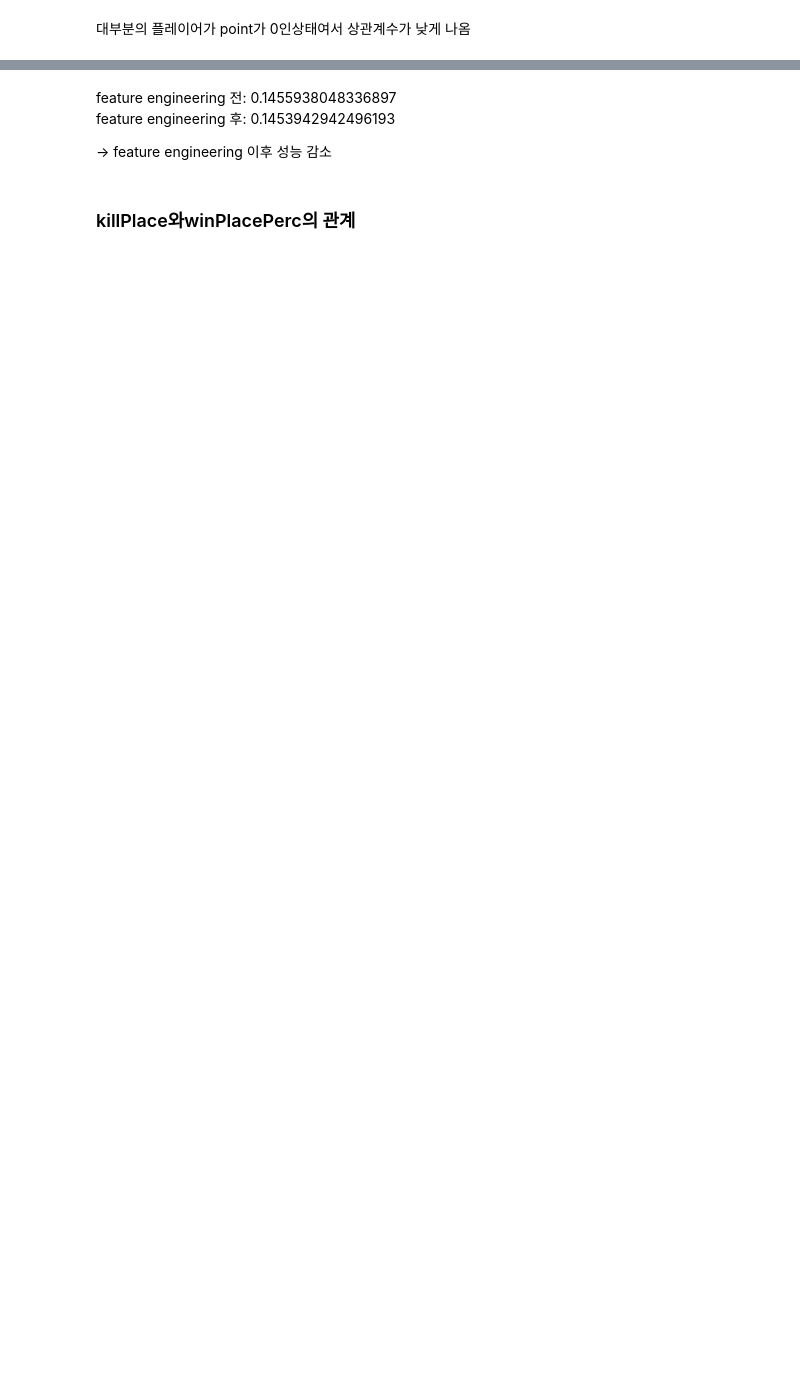
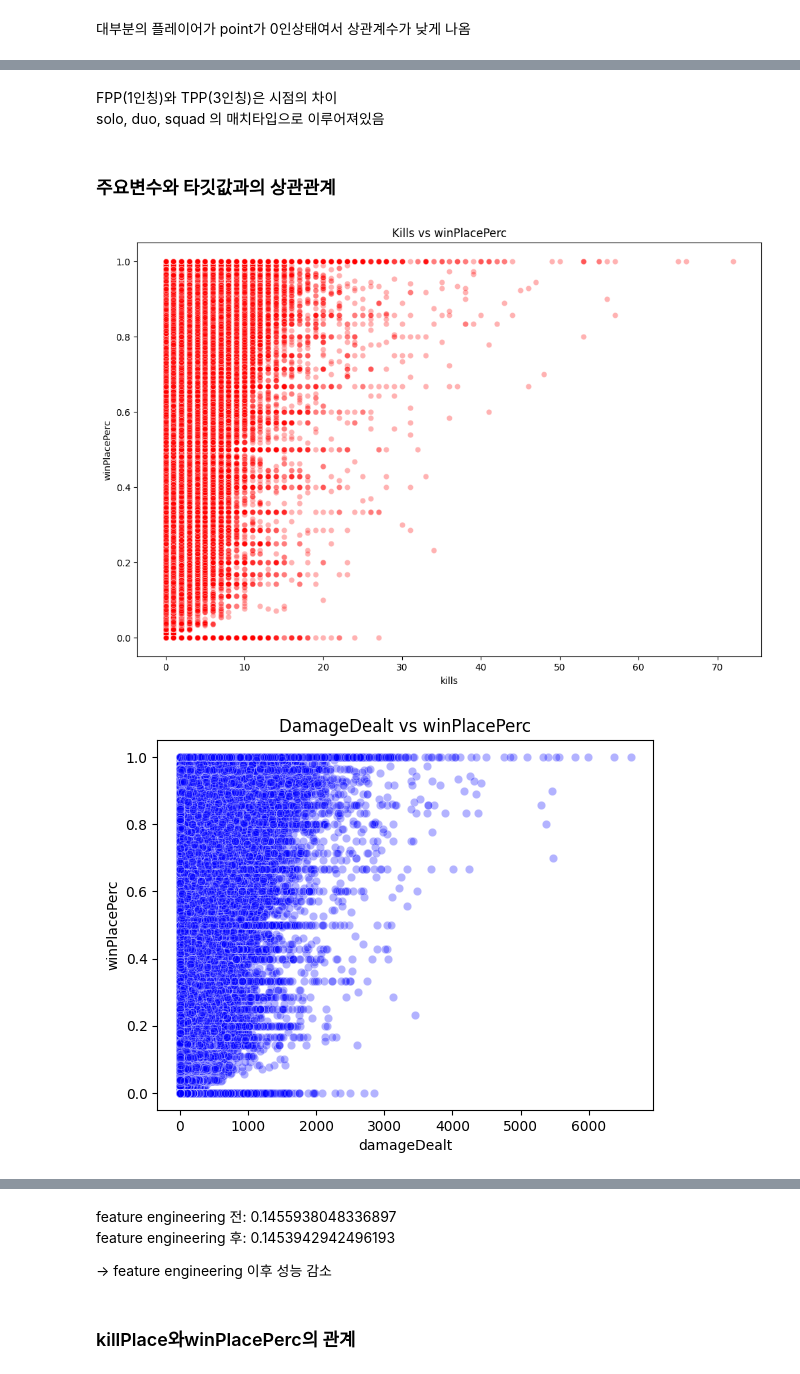
Before and after one commit to p-garden/data-solution, a Jupyter notebook: BATTLRGROUND/notebooke3a40bfc51.ipynb, the cells around one changed output, grey strips where cells are left out. Cells and saved outputs as stored; diff of their text form; code cells hidden in the pictures; blank space fills up the shorter version.

```diff
--- a/BATTLRGROUND/notebooke3a40bfc51.ipynb
+++ b/BATTLRGROUND/notebooke3a40bfc51.ipynb
@@ -172,0 +199,24 @@ plt.show()
+# %% [markdown]
+FPP(1인칭)와 TPP(3인칭)은 시점의 차이
+solo, duo, squad 의 매치타입으로 이루어져있음
+# %% [markdown]
+### 주요변수와 타깃값과의 상관관계
+# %%
+import seaborn as sns
+
+# 주요 성과 변수와 winPlacePerc 간의 상관관계
+plt.figure(figsize=(12, 8))
+sns.scatterplot(data=train, x='kills', y='winPlacePerc', alpha=0.3, color='red')
+plt.title('Kills vs winPlacePerc')
+plt.show()
+
+sns.scatterplot(data=train, x='damageDealt', y='winPlacePerc', alpha=0.3, color='blue')
+plt.title('DamageDealt vs winPlacePerc')
+plt.show()
+
+sns.scatterplot(data=train, x='walkDistance', y='winPlacePerc', alpha=0.3, color='green')
+plt.title('WalkDistance vs winPlacePerc')
+plt.show()
+# %% [output]
+[figure, added]
+[figure, added]
```
Also changed, not shown: parts of 43 cells of this notebook.
